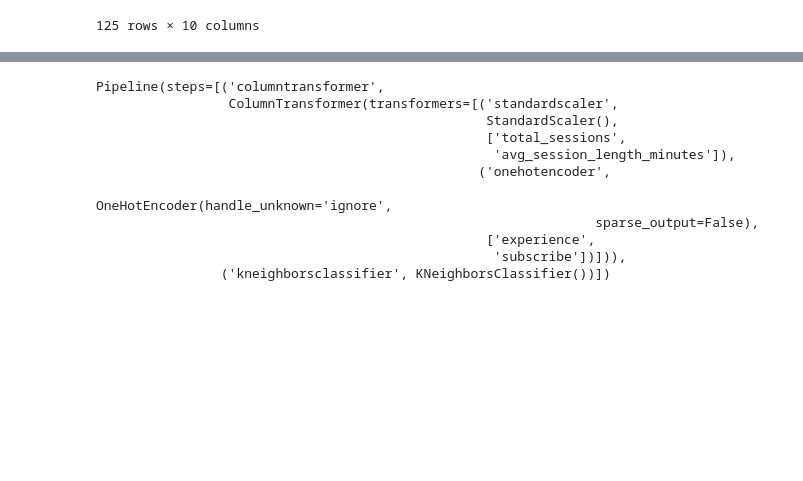
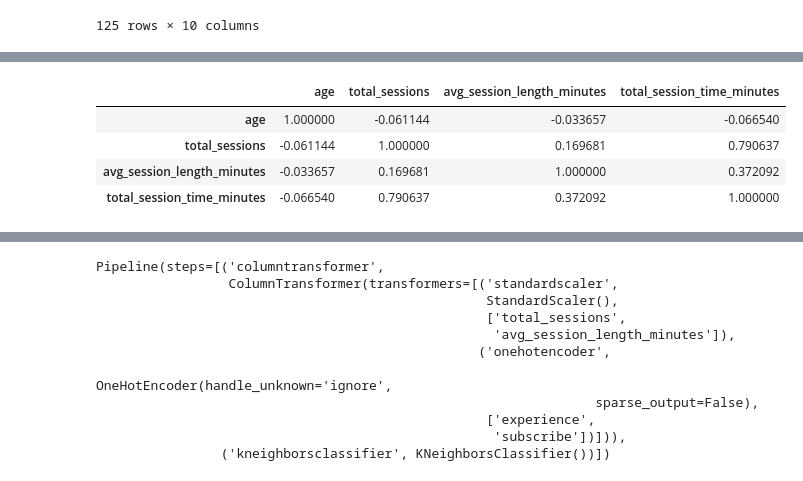
Before and after one commit to TemirlanN-dev/dsci-100-2025w1-group-30, a Jupyter notebook: final_report.ipynb, the cells around one changed output, grey strips where cells are left out. Drawn from its saved outputs; the diff is of its cells as text; code cells hidden in the pictures; blank space fills up the shorter version.

Commit message:
added pm pairs and corr table

```diff
--- a/final_report.ipynb
+++ b/final_report.ipynb
@@ -169,3 +173,17 @@ players_total
+# %%
+# select only the numeric columns for corr
+num_cols = columns_to_plot
+
+# compute correlation table
+corr_table = players_total[num_cols].corr(method="pearson")
+
+corr_table
+# %% [output]
+|  | age | total_sessions | avg_session_length_minutes | total_session_time_minutes |
+| age | 1.000000 | -0.061144 | -0.033657 | -0.066540 |
+| total_sessions | -0.061144 | 1.000000 | 0.169681 | 0.790637 |
+| avg_session_length_minutes | -0.033657 | 0.169681 | 1.000000 | 0.372092 |
+| total_session_time_minutes | -0.066540 | 0.790637 | 0.372092 | 1.000000 |
 # %%
 tp_train, tp_test = train_test_split(players_total, test_size = 0.25, random_state = 123)
 tp_train
```
Also changed, not shown: parts of 1 cell of this notebook.
